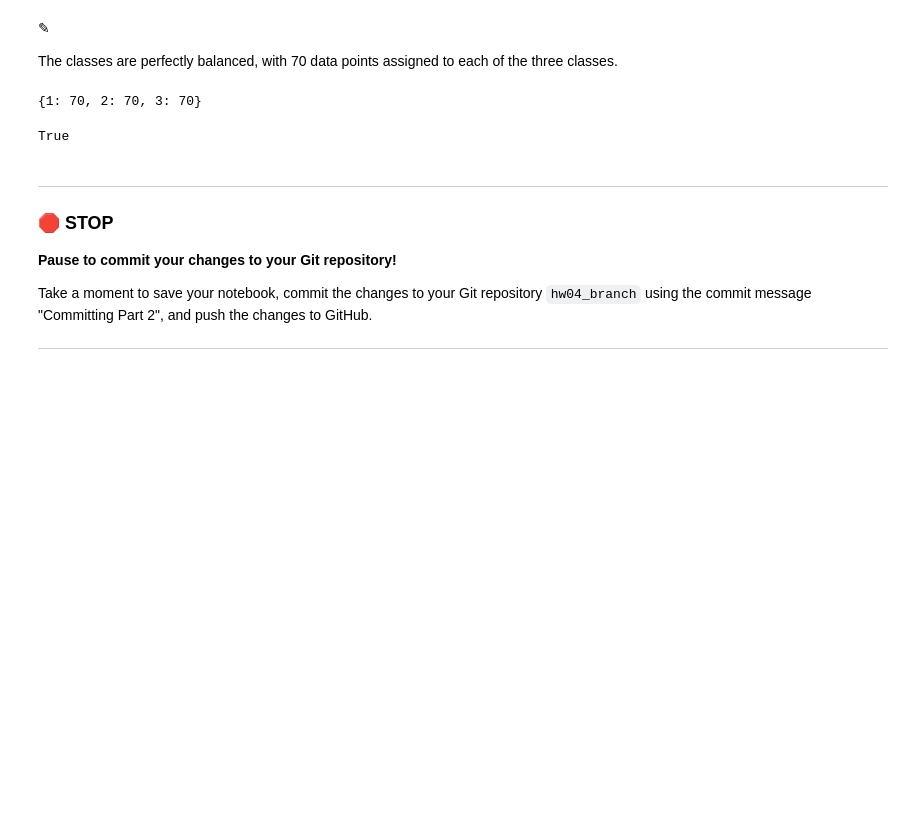
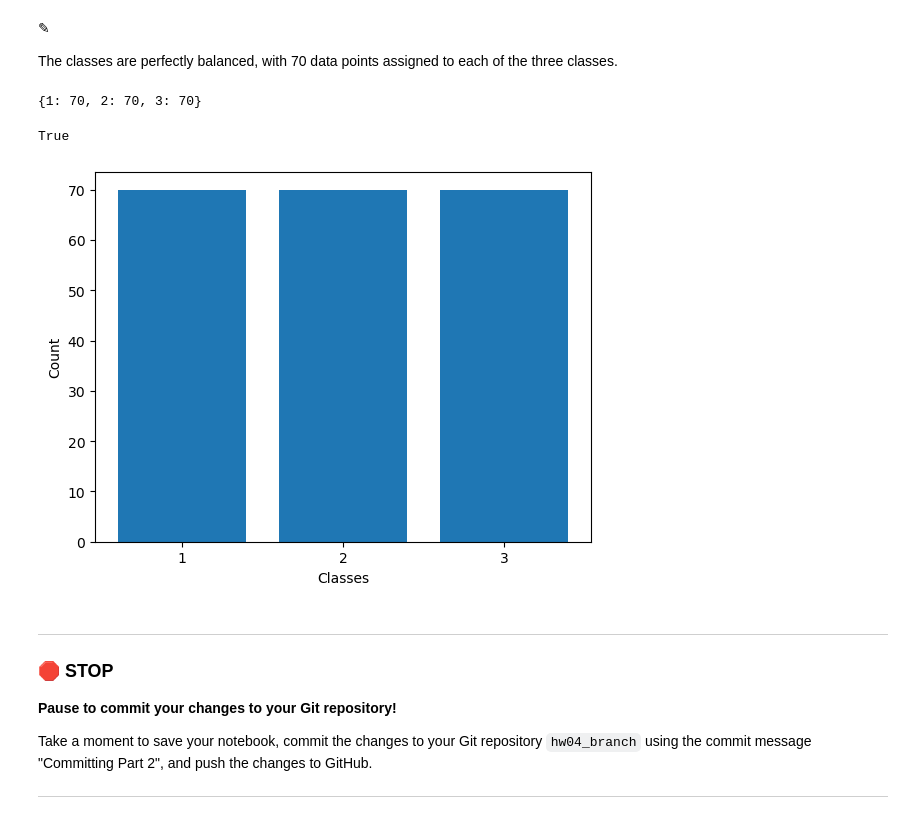
Before and after one commit to lowell-monis/cmse202, a Jupyter notebook: hw-04/HW-04_PerceptronSVMandPCA-STUDENT.ipynb, the cells around one changed output. Cells and saved outputs as stored; diff of their text form; code cells hidden in the pictures; blank space fills up the shorter version.

```diff
--- a/hw-04/HW-04_PerceptronSVMandPCA-STUDENT.ipynb
+++ b/hw-04/HW-04_PerceptronSVMandPCA-STUDENT.ipynb
@@ -176,30 +176,35 @@ The classes are perfectly balanced, with 70 data points assigned to each of the
 # %%
 def isbalanced(labels):
     """
     Checks if the classes in a dataset to be used for classification are perfectly balanced, i.e.,
     checks if all of the classes have exactly the same number of data points.
 
     Args:
         labels: array-like, labels to checked for balance in a dataset
 
     Returns:
         result: bool
     """
     classes = labels.unique()
     balance = {}
     for label in classes:
         count = len(labels[labels == label])
         balance[label] = count
     print(balance)
+    plt.xticks(classes)
+    plt.xlabel("Classes")
+    plt.ylabel("Count")
+    plt.bar(classes, balance.values())
     if len(pd.Series(balance.values()).unique()) == 1:
         return True
     else:
         return False
 
 isbalanced(labels)
 # %% [output]
 {1: 70, 2: 70, 3: 70}
 True
+[figure, added]
 # %% [markdown]
 ---
 ### &#128721; STOP
```
Also changed, not shown: parts of 12 cells of this notebook.
